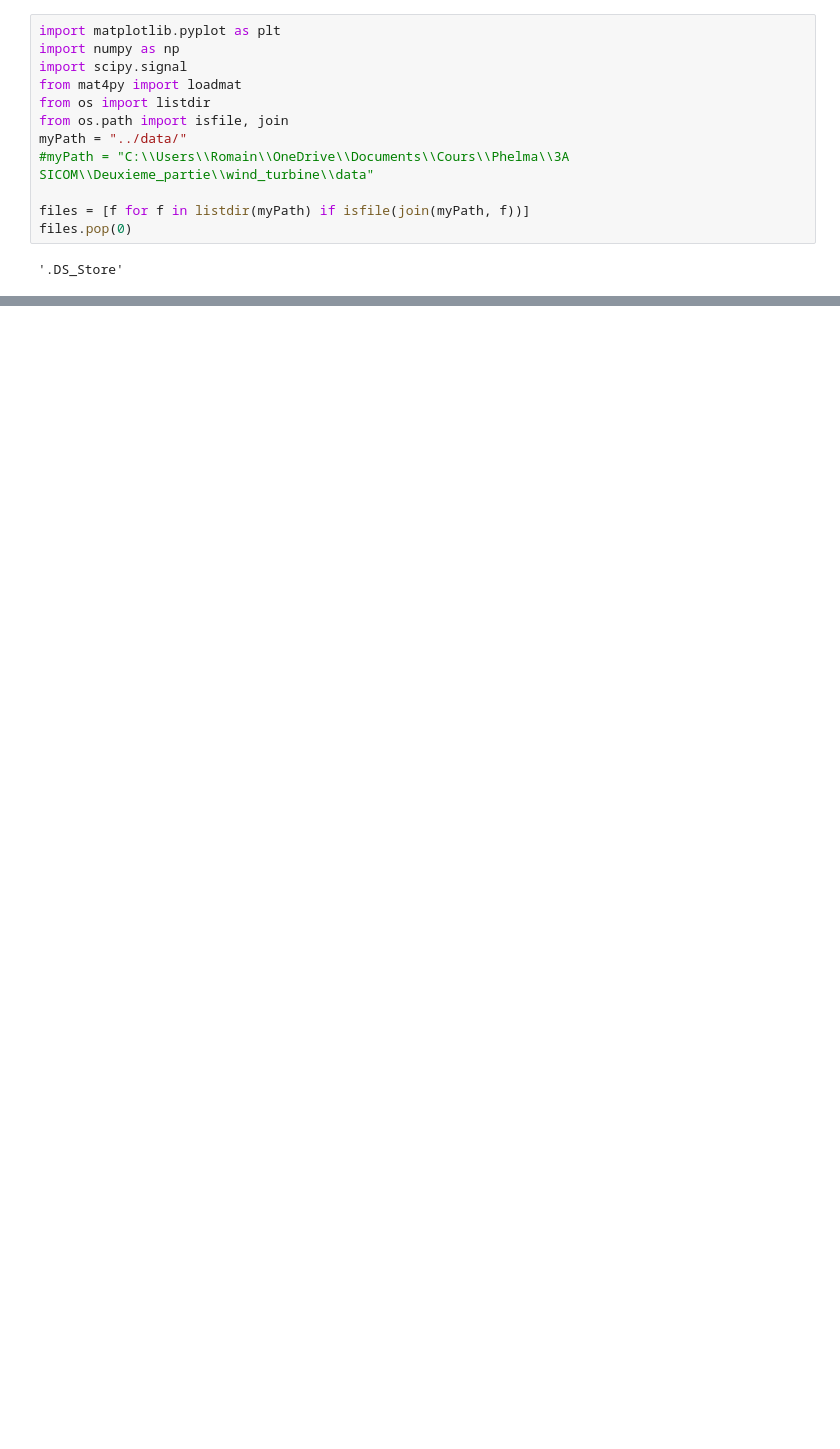
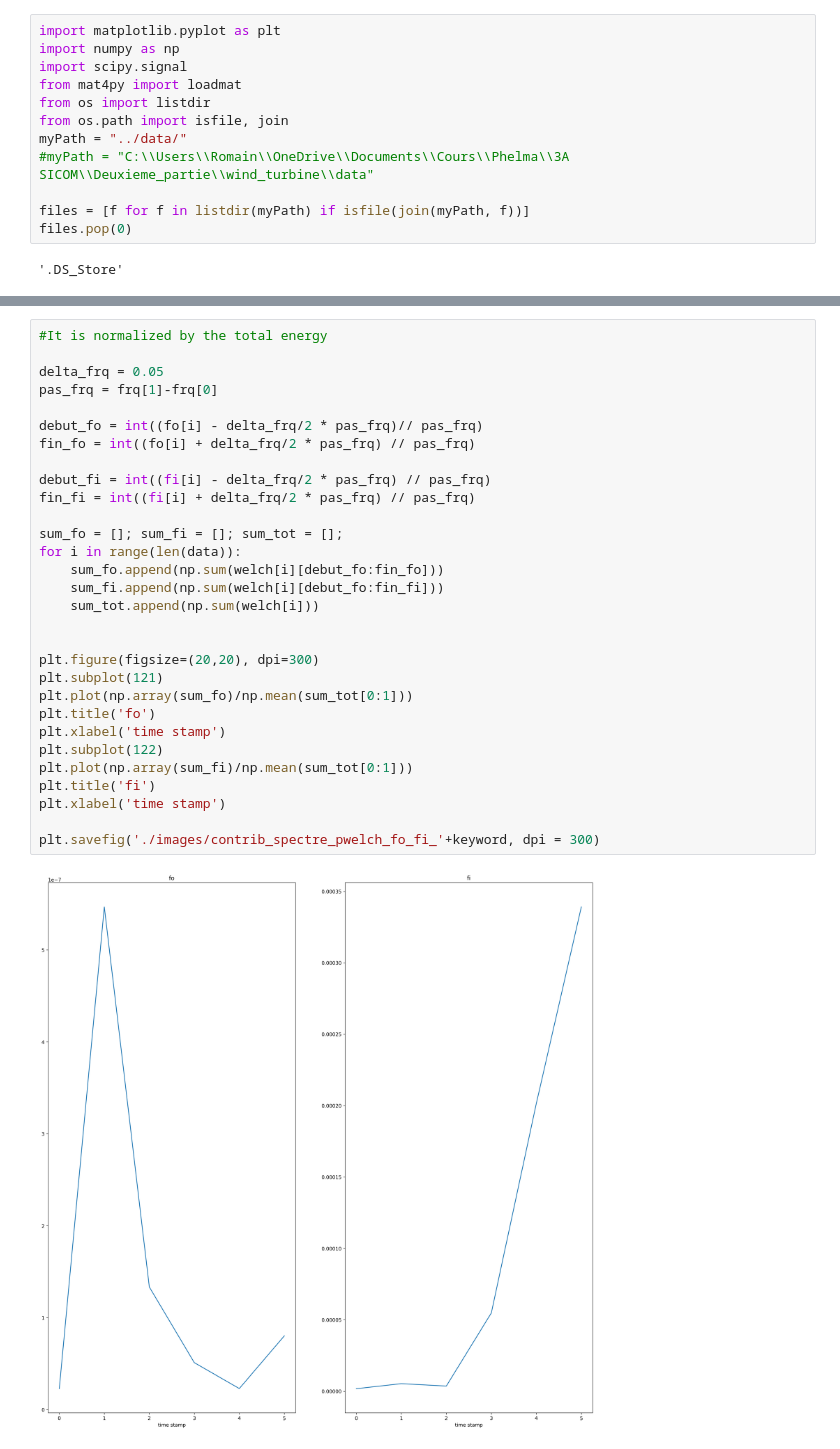
Before and after one commit to 4zi77/wind_turbine, a Jupyter notebook: Python/display_raw_data.ipynb, the cells around one changed output, grey strips where cells are left out. Saved outputs shown, nothing was run; the diff lists cells and outputs as text; blank space fills up the shorter version.

```diff
--- a/Python/display_raw_data.ipynb
+++ b/Python/display_raw_data.ipynb
@@ -116,0 +140,32 @@ plt.savefig('./images/welch_vib2', dpi = 300)
+# %%
+#It is normalized by the total energy
+
+delta_frq = 0.05
+pas_frq = frq[1]-frq[0]
+
+debut_fo = int((fo[i] - delta_frq/2 * pas_frq)// pas_frq)
+fin_fo = int((fo[i] + delta_frq/2 * pas_frq) // pas_frq)
+
+debut_fi = int((fi[i] - delta_frq/2 * pas_frq) // pas_frq)
+fin_fi = int((fi[i] + delta_frq/2 * pas_frq) // pas_frq)
+
+sum_fo = []; sum_fi = []; sum_tot = [];
+for i in range(len(data)):
+    sum_fo.append(np.sum(welch[i][debut_fo:fin_fo]))
+    sum_fi.append(np.sum(welch[i][debut_fo:fin_fi]))
+    sum_tot.append(np.sum(welch[i]))
+
+
+plt.figure(figsize=(20,20), dpi=300)
+plt.subplot(121)
+plt.plot(np.array(sum_fo)/np.mean(sum_tot[0:1]))
+plt.title('fo')
+plt.xlabel('time stamp')
+plt.subplot(122)
+plt.plot(np.array(sum_fi)/np.mean(sum_tot[0:1]))
+plt.title('fi')
+plt.xlabel('time stamp')
+
+plt.savefig('./images/contrib_spectre_pwelch_fo_fi_'+keyword, dpi = 300)
+# %% [output]
+[figure, added]
```
Also changed, not shown: parts of 5 cells of this notebook, 15 other files.
